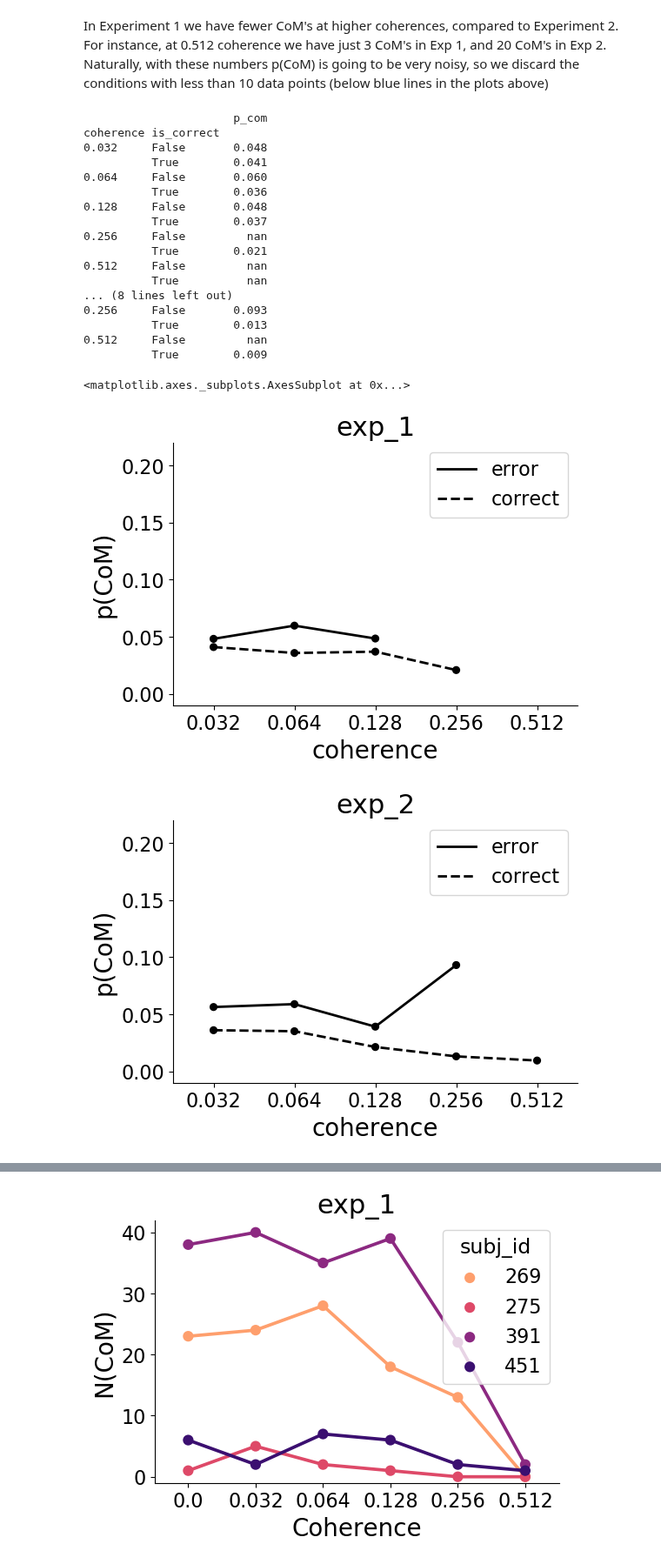
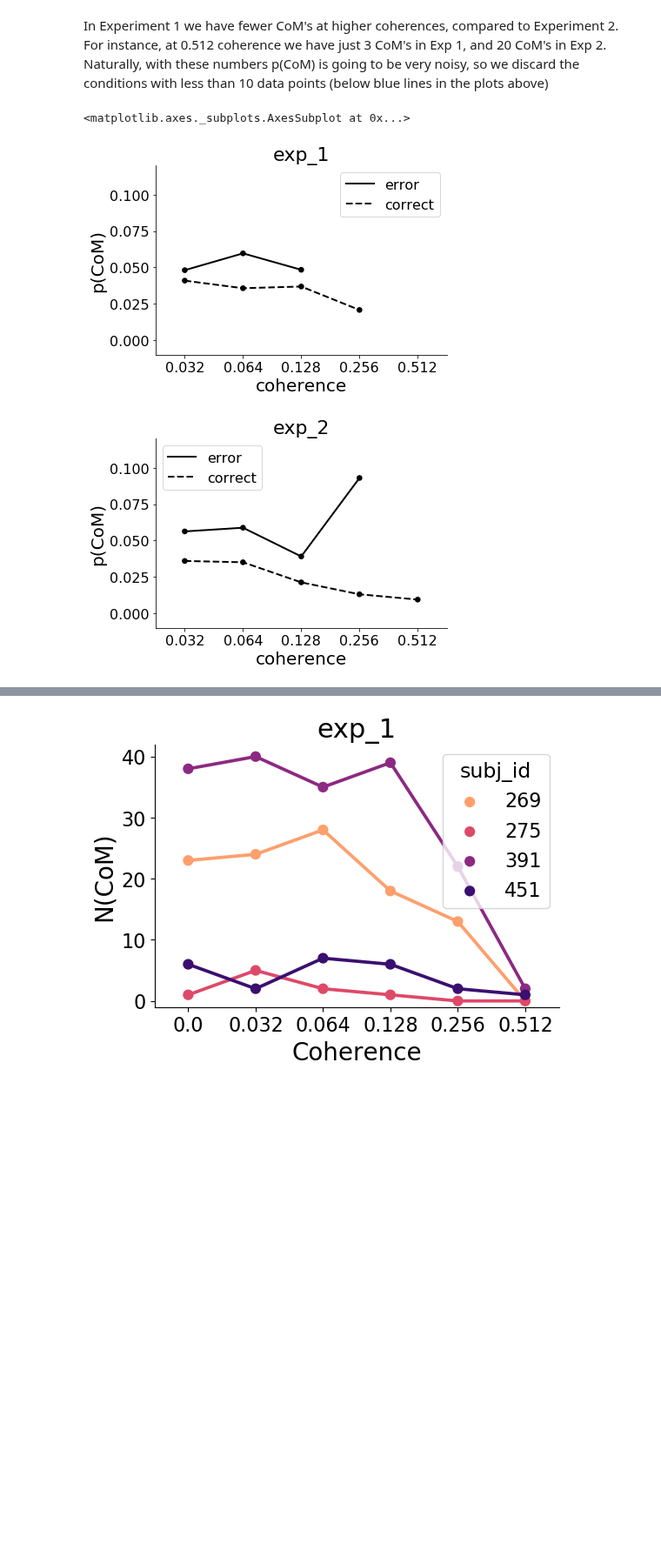
Before and after one commit to cherepaha/eyehandrdk, a Jupyter notebook: psychometrics.ipynb, the cells around one changed output, grey strips where cells are left out. Shown at 87% size. Saved outputs shown, nothing was run; the diff lists cells and outputs as text; code cells hidden in the pictures; blank space fills up the shorter version.

```diff
--- a/psychometrics.ipynb
+++ b/psychometrics.ipynb
@@ -225,50 +230,33 @@ In Experiment 1 we have fewer CoM's at higher coherences, compared to Experiment
 # %%
 def plot_p_com_by_is_correct(c, exp, color='k', n_threshold = 10):
     plt.figure()
     c = c[~(c.coherence==0)]
     p_com = [len(c[(c.is_com) & (c.coherence==coherence) & (c.is_correct==is_correct)]) /
                    len(c[(c.coherence==coherence) & (c.is_correct==is_correct)])
                if (len(c[(c.is_com) & (c.coherence==coherence) & (c.is_correct==is_correct)]) > n_threshold) else np.NaN
            for coherence in np.sort(c.coherence.unique())
            for is_correct in np.sort(c.is_correct.unique())]
 
     p_com = pd.DataFrame(p_com, columns=['p_com'],
                         index=pd.MultiIndex.from_product([np.sort(c.coherence.unique()),
                                                           np.sort(c.is_correct.unique())],
                                                          names=['coherence', 'is_correct']))
-    print(p_com)
+#     print(p_com)
     ax = sns.pointplot(data=p_com.reset_index(), x='coherence', y='p_com', hue='is_correct',
                        palette=[color, color], linestyles=['-', '--'], scale = 0.75)
 
     ax.set_xlabel('coherence')
     ax.set_ylabel('p(CoM)')
-    ax.set_ylim((-0.01, 0.22))
+    ax.set_ylim((-0.01, 0.12))
 
     ax.legend(handles=ax.lines[::len(c.coherence.unique())+1], labels=['error','correct'])
     plt.title(exp)
     plt.savefig('figures/p_com_by_is_correct_%s' % (exp), bbox_inches='tight')
     return ax
 
 plot_p_com_by_is_correct(choices_1, exp_1, n_threshold=10)
 plot_p_com_by_is_correct(choices_2, exp_2, n_threshold=10)
 # %% [output]
-                      p_com
-coherence is_correct
-0.032     False       0.048
-          True        0.041
-0.064     False       0.060
-          True        0.036
-0.128     False       0.048
-          True        0.037
-0.256     False         nan
-          True        0.021
-0.512     False         nan
-          True          nan
-... (8 lines left out)
-0.256     False       0.093
-          True        0.013
-0.512     False         nan
-          True        0.009
+<matplotlib.axes._subplots.AxesSubplot at 0x...>
-<matplotlib.axes._subplots.AxesSubplot at 0x...>
-[figure, old version]
+[figure, new version]
-[figure, old version]
+[figure, new version]
```
Also changed, not shown: parts of 21 cells of this notebook.
